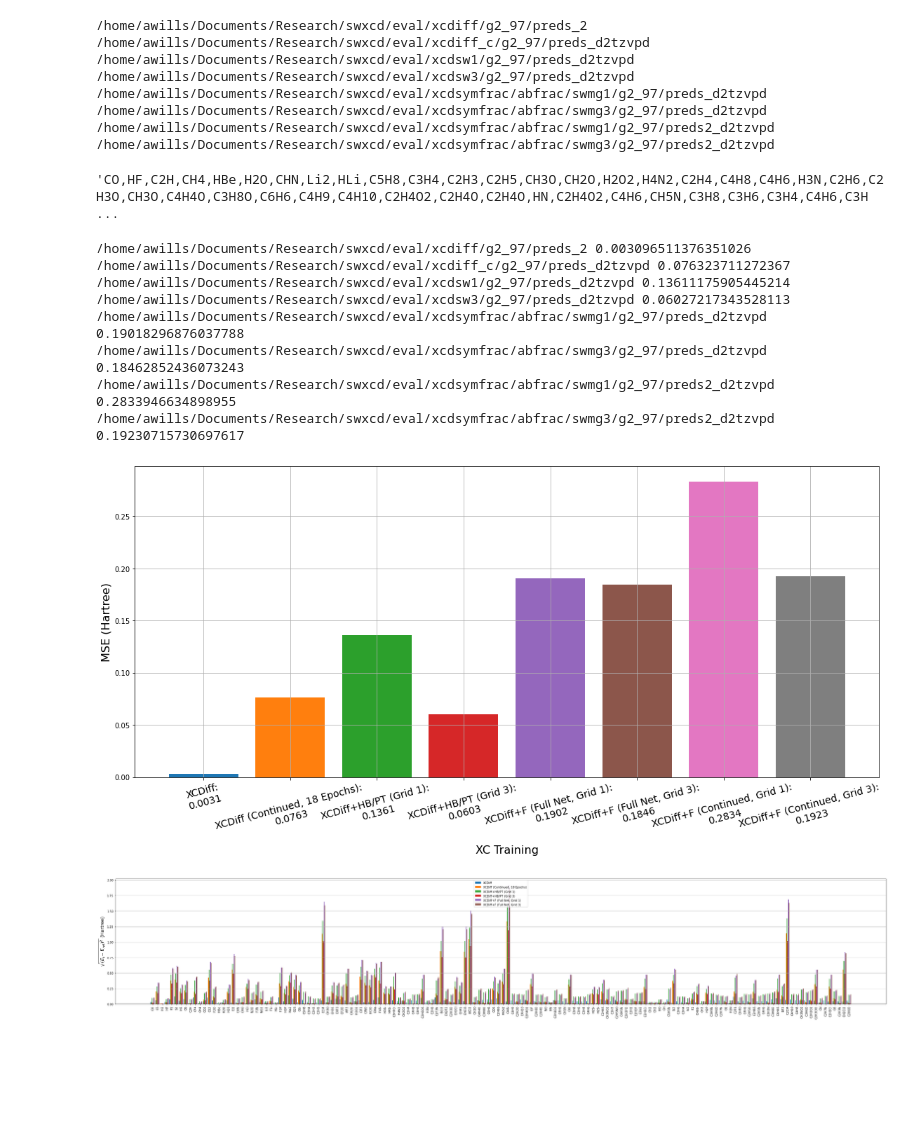
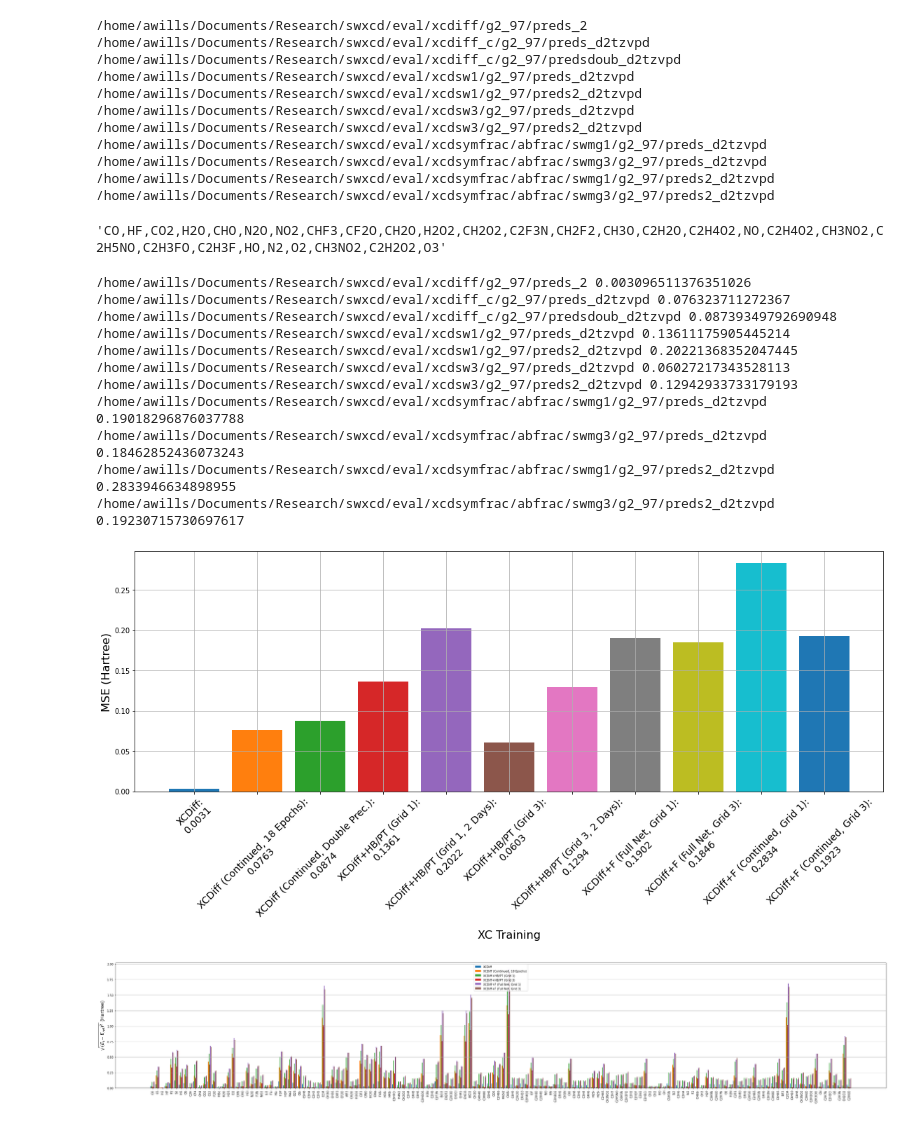
Before and after one commit to alecpwills/dpyscfl, a Jupyter notebook: notebooks/eval_graph.ipynb, the cells around one changed output. Cells and saved outputs as stored; diff of their text form; code cells hidden in the pictures; blank space fills up the shorter version.

```diff
--- a/notebooks/eval_graph.ipynb
+++ b/notebooks/eval_graph.ipynb
@@ -19,15 +18,18 @@ import pylibnxc
 ref = read('/home/awills/Documents/Research/swxcd/seawulf/g2_97_3/results.traj', ':')
 xcdp = '/home/awills/Documents/Research/swxcd/eval/xcdiff/g2_97/preds_2'
 xcdcp = '/home/awills/Documents/Research/swxcd/eval/xcdiff_c/g2_97/preds_d2tzvpd'
+xcdcpd = '/home/awills/Documents/Research/swxcd/eval/xcdiff_c/g2_97/predsdoub_d2tzvpd'
 xcdsw1 = '/home/awills/Documents/Research/swxcd/eval/xcdsw1/g2_97/preds_d2tzvpd'
 xcdsw3 = '/home/awills/Documents/Research/swxcd/eval/xcdsw3/g2_97/preds_d2tzvpd'
+xcdsw12 = '/home/awills/Documents/Research/swxcd/eval/xcdsw1/g2_97/preds2_d2tzvpd'
+xcdsw32 = '/home/awills/Documents/Research/swxcd/eval/xcdsw3/g2_97/preds2_d2tzvpd'
 xcdsf1 = '/home/awills/Documents/Research/swxcd/eval/xcdsymfrac/abfrac/swmg1/g2_97/preds_d2tzvpd'
 xcdsf3 = '/home/awills/Documents/Research/swxcd/eval/xcdsymfrac/abfrac/swmg3/g2_97/preds_d2tzvpd'
 xcdsf12 = '/home/awills/Documents/Research/swxcd/eval/xcdsymfrac/abfrac/swmg1/g2_97/preds2_d2tzvpd'
 xcdsf32 = '/home/awills/Documents/Research/swxcd/eval/xcdsymfrac/abfrac/swmg3/g2_97/preds2_d2tzvpd'
 
 #paths = [xcdp, xcdfp, RFP, FRP, FR1P, xcdcp]
-paths = [xcdp, xcdcp, xcdsw1, xcdsw3, xcdsf1, xcdsf3, xcdsf12, xcdsf32]
+paths = [xcdp, xcdcp, xcdcpd, xcdsw1, xcdsw12, xcdsw3, xcdsw32, xcdsf1, xcdsf3, xcdsf12, xcdsf32]
 es = {p:[] for p in paths}
 ref_es = [at.calc.results['energy']/Hartree for at in ref]
 for idx,atom in enumerate(ref):
@@ -53,8 +55,11 @@ def mse(ref_es, pred_es, n_atoms):
 # %% [output]
 /home/awills/Documents/Research/swxcd/eval/xcdiff/g2_97/preds_2
 /home/awills/Documents/Research/swxcd/eval/xcdiff_c/g2_97/preds_d2tzvpd
+/home/awills/Documents/Research/swxcd/eval/xcdiff_c/g2_97/predsdoub_d2tzvpd
 /home/awills/Documents/Research/swxcd/eval/xcdsw1/g2_97/preds_d2tzvpd
+/home/awills/Documents/Research/swxcd/eval/xcdsw1/g2_97/preds2_d2tzvpd
 /home/awills/Documents/Research/swxcd/eval/xcdsw3/g2_97/preds_d2tzvpd
+/home/awills/Documents/Research/swxcd/eval/xcdsw3/g2_97/preds2_d2tzvpd
 /home/awills/Documents/Research/swxcd/eval/xcdsymfrac/abfrac/swmg1/g2_97/preds_d2tzvpd
 /home/awills/Documents/Research/swxcd/eval/xcdsymfrac/abfrac/swmg3/g2_97/preds_d2tzvpd
 /home/awills/Documents/Research/swxcd/eval/xcdsymfrac/abfrac/swmg1/g2_97/preds2_d2tzvpd
@@ -63,8 +68,11 @@ def mse(ref_es, pred_es, n_atoms):
 errd = {key: mse(ref_es, val, n_atoms) for key,val in es.items()}
 labels = {xcdp: 'XCDiff',
           xcdcp:'XCDiff (Continued, 18 Epochs)',
+          xcdcpd:'XCDiff (Continued, Double Prec.)',
           xcdsw1:'XCDiff+HB/PT (Grid 1)',
+          xcdsw12:'XCDiff+HB/PT (Grid 1, 2 Days)',
           xcdsw3:'XCDiff+HB/PT (Grid 3)',
+          xcdsw32:'XCDiff+HB/PT (Grid 3, 2 Days)',
          xcdsf1: 'XCDiff+F (Full Net, Grid 1)',
        xcdsf3: 'XCDiff+F (Full Net, Grid 3)',
          xcdsf12: 'XCDiff+F (Continued, Grid 1)',
@@ -75,41 +83,43 @@ def errcomp(err1, err2, atoms):
     better = [atoms[i] for i in inds]
     return better
 # %%
-e1 = errd[xcdsw3][0]
+e1 = errd[xcdsw32][0]
 e2 = errd[xcdp][0]
 b = errcomp(e1, e2, ref)
 bf = [ib.get_chemical_formula() for ib in b]
+','.join(bf)
+# %% [output]
+'CO,HF,CO2,H2O,CHO,N2O,NO2,CHF3,CF2O,CH2O,H2O2,CH2O2,C2F3N,CH2F2,CH3O,C2H2O,C2H4O2,NO,C2H4O2,CH3NO2,C2H5NO,C2H3FO,C2H3F,HO,N2,O2,CH3NO2,C2H2O2,O3'
-# %%
-','.join(bf)
-# %% [output]
-'CO,HF,C2H,CH4,HBe,H2O,CHN,Li2,HLi,C5H8,C3H4,C2H3,C2H5,CH3O,CH2O,H2O2,H4N2,C2H4,C4H8,C4H6,H3N,C2H6,C2H3O,CH3O,C4H4O,C3H8O,C6H6,C4H9,C4H10,C2H4O2,C2H4O,C2H4O,HN,C2H4O2,C4H6,CH5N,C3H8,C3H6,C3H4,C4H6,C3H ...
 # %%
 f = plt.figure(figsize=(16,8))
 ax = f.add_subplot(111)
 count = 1
 xtlabs = []
 ax.grid()
 for k,v in errd.items():
     print(k, v[1])
     lab = labels[k]+':\n{:3.4f}'.format(v[1])
     ax.bar(count, v[1], label=lab)
     xtlabs.append(lab)
     count += 1
 ax.set_xticks(np.arange(1, count))
-ax.set_xticklabels(xtlabs, fontsize=14, rotation=15)
+ax.set_xticklabels(xtlabs, fontsize=14, rotation=45)
 ax.set_ylabel("MSE (Hartree)", fontsize=16)
 ax.set_xlabel("XC Training", fontsize=16)
 plt.tight_layout()
 # %% [output]
 /home/awills/Documents/Research/swxcd/eval/xcdiff/g2_97/preds_2 0.003096511376351026
 /home/awills/Documents/Research/swxcd/eval/xcdiff_c/g2_97/preds_d2tzvpd 0.076323711272367
+/home/awills/Documents/Research/swxcd/eval/xcdiff_c/g2_97/predsdoub_d2tzvpd 0.08739349792690948
 /home/awills/Documents/Research/swxcd/eval/xcdsw1/g2_97/preds_d2tzvpd 0.13611175905445214
+/home/awills/Documents/Research/swxcd/eval/xcdsw1/g2_97/preds2_d2tzvpd 0.20221368352047445
 /home/awills/Documents/Research/swxcd/eval/xcdsw3/g2_97/preds_d2tzvpd 0.06027217343528113
+/home/awills/Documents/Research/swxcd/eval/xcdsw3/g2_97/preds2_d2tzvpd 0.12942933733179193
 /home/awills/Documents/Research/swxcd/eval/xcdsymfrac/abfrac/swmg1/g2_97/preds_d2tzvpd 0.19018296876037788
 /home/awills/Documents/Research/swxcd/eval/xcdsymfrac/abfrac/swmg3/g2_97/preds_d2tzvpd 0.18462852436073243
 /home/awills/Documents/Research/swxcd/eval/xcdsymfrac/abfrac/swmg1/g2_97/preds2_d2tzvpd 0.2833946634898955
 /home/awills/Documents/Research/swxcd/eval/xcdsymfrac/abfrac/swmg3/g2_97/preds2_d2tzvpd 0.19230715730697617
-[figure, old version]
+[figure, new version]
 # %%
 f = plt.figure(figsize=(48,8))
 ax = f.add_subplot(111)
```
Also changed, not shown: parts of 1 cell of this notebook, 4 other files.
